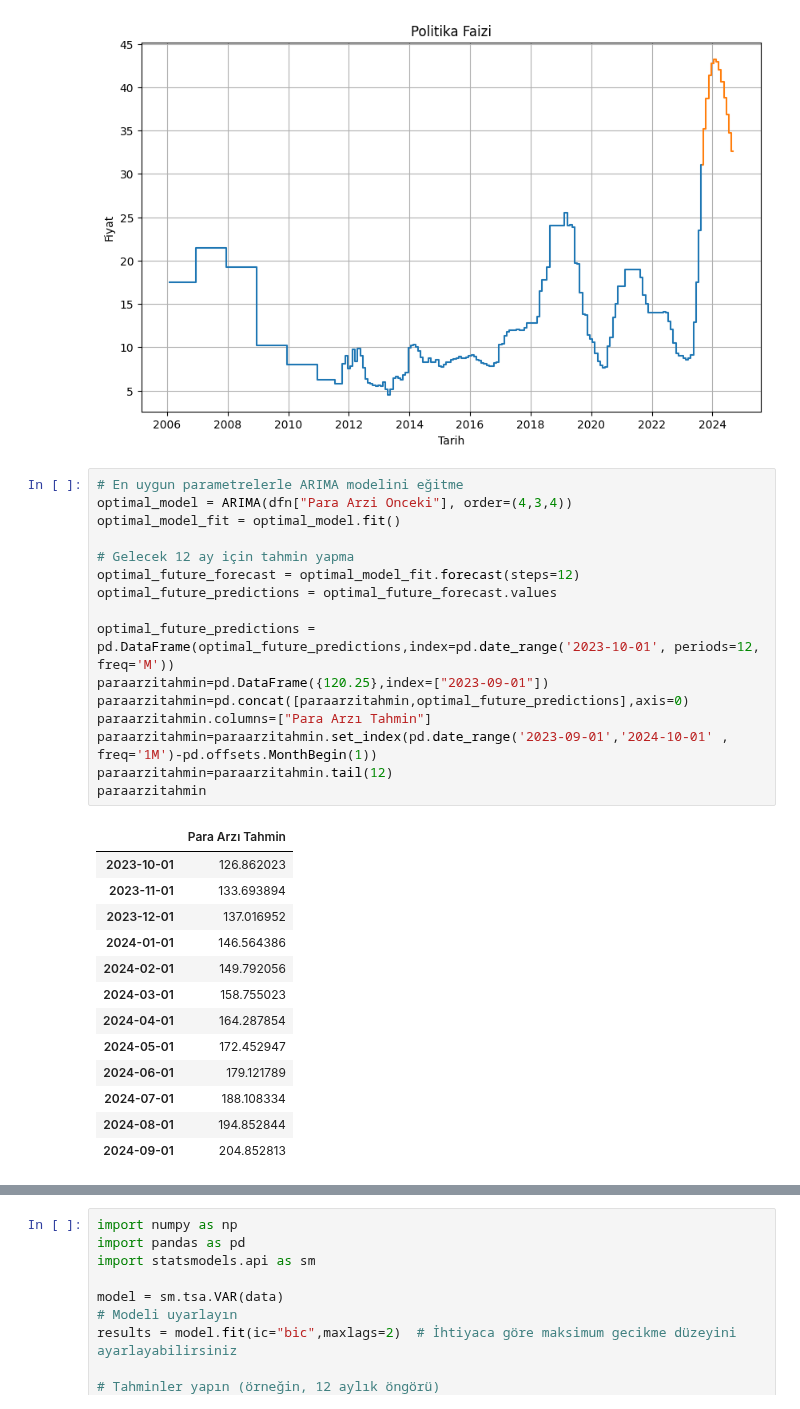
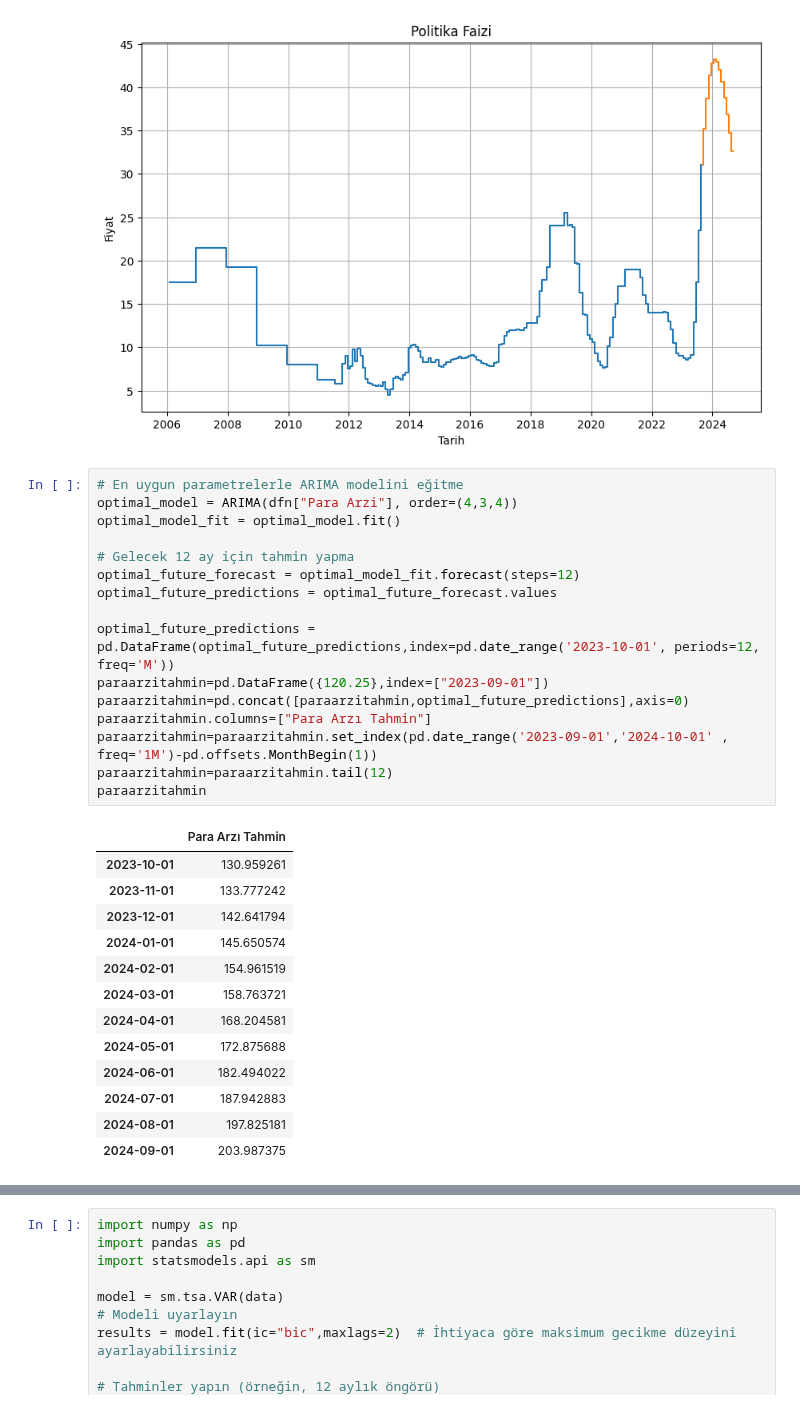
Before and after one commit to kaboya19/InflationForecast, a Jupyter notebook: InflationForecast.ipynb, the cells around one changed output, grey strips where cells are left out. Drawn from its saved outputs; the diff is of its cells as text.

```diff
--- a/InflationForecast.ipynb
+++ b/InflationForecast.ipynb
@@ -627,34 +634,34 @@ plt.grid(True)
 [figure]
 # %%
 # En uygun parametrelerle ARIMA modelini eğitme
-optimal_model = ARIMA(dfn["Para Arzi Onceki"], order=(4,3,4))
+optimal_model = ARIMA(dfn["Para Arzi"], order=(4,3,4))
 optimal_model_fit = optimal_model.fit()
 
 # Gelecek 12 ay için tahmin yapma
 optimal_future_forecast = optimal_model_fit.forecast(steps=12)
 optimal_future_predictions = optimal_future_forecast.values
 
 optimal_future_predictions = pd.DataFrame(optimal_future_predictions,index=pd.date_range('2023-10-01', periods=12, freq='M'))
 paraarzitahmin=pd.DataFrame({120.25},index=["2023-09-01"])
 paraarzitahmin=pd.concat([paraarzitahmin,optimal_future_predictions],axis=0)
 paraarzitahmin.columns=["Para Arzı Tahmin"]
 paraarzitahmin=paraarzitahmin.set_index(pd.date_range('2023-09-01','2024-10-01' , freq='1M')-pd.offsets.MonthBegin(1))
 paraarzitahmin=paraarzitahmin.tail(12)
 paraarzitahmin
 # %% [output]
 |  | Para Arzı Tahmin |
-| 2023-10-01 | 126.862023 |
-| 2023-11-01 | 133.693894 |
-| 2023-12-01 | 137.016952 |
-| 2024-01-01 | 146.564386 |
-| 2024-02-01 | 149.792056 |
-| 2024-03-01 | 158.755023 |
-| 2024-04-01 | 164.287854 |
-| 2024-05-01 | 172.452947 |
-| 2024-06-01 | 179.121789 |
-| 2024-07-01 | 188.108334 |
-| 2024-08-01 | 194.852844 |
-| 2024-09-01 | 204.852813 |
+| 2023-10-01 | 130.959261 |
+| 2023-11-01 | 133.777242 |
+| 2023-12-01 | 142.641794 |
+| 2024-01-01 | 145.650574 |
+| 2024-02-01 | 154.961519 |
+| 2024-03-01 | 158.763721 |
+| 2024-04-01 | 168.204581 |
+| 2024-05-01 | 172.875688 |
+| 2024-06-01 | 182.494022 |
+| 2024-07-01 | 187.942883 |
+| 2024-08-01 | 197.825181 |
+| 2024-09-01 | 203.987375 |
 # %%
 # En uygun parametrelerle ARIMA modelini eğitme
 optimal_model = ARIMA(df3["Kredi"], order=(4,3,4))
```
Also changed, not shown: parts of 36 cells of this notebook.
